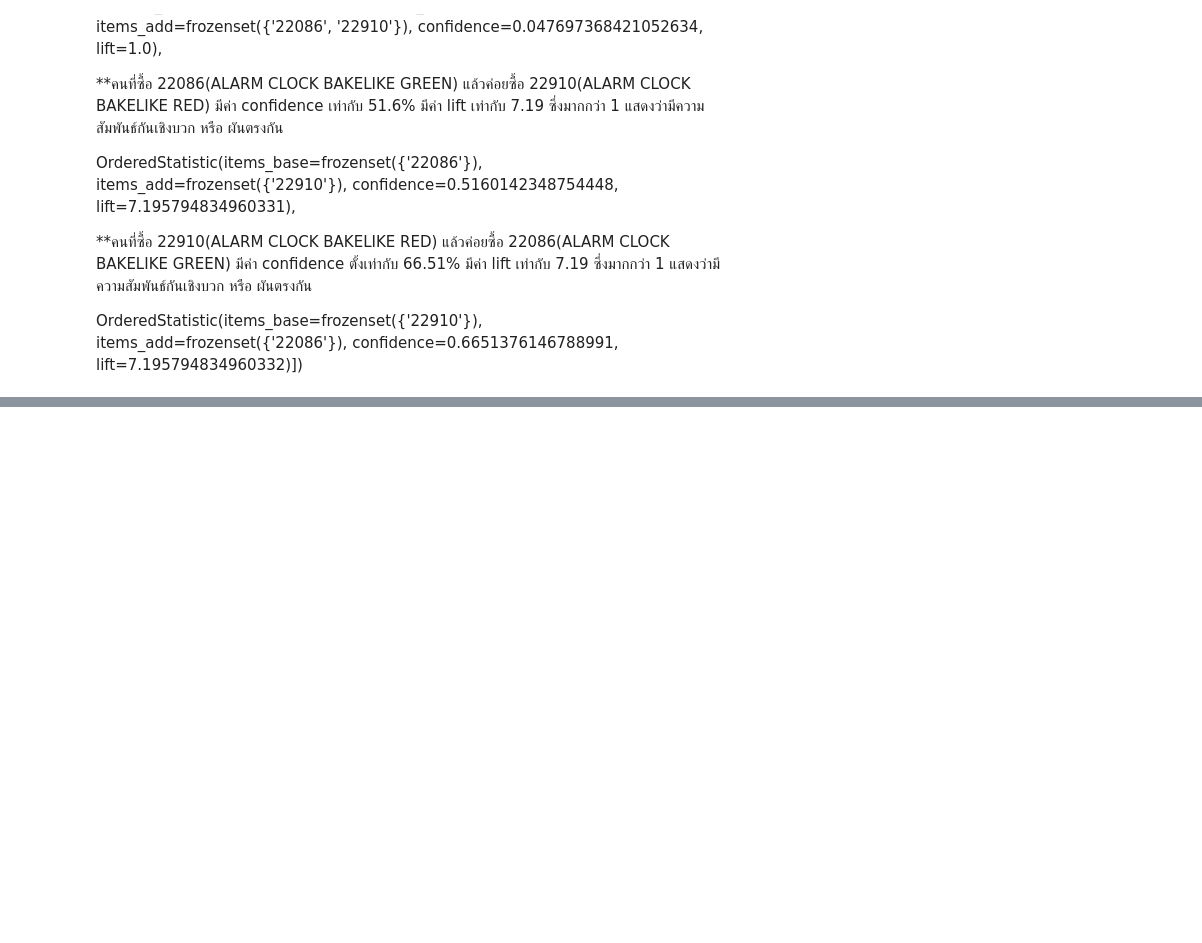
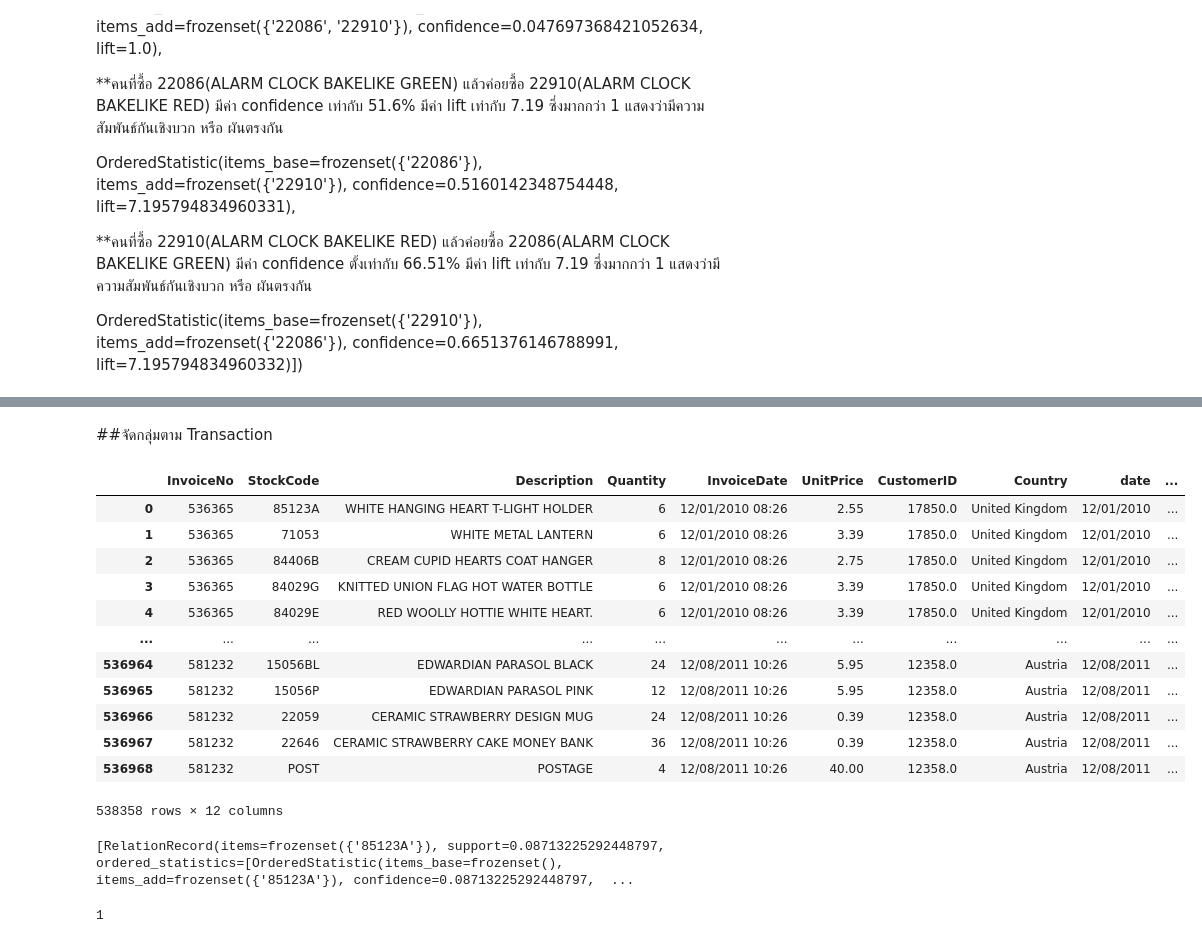
Before and after one commit to Wilanth/BSC_DPDM23, a Jupyter notebook: Frequent_Patterns_(Association_Rules).ipynb, the cells around one changed output, grey strips where cells are left out. Cells and saved outputs as stored; diff of their text form; code cells hidden in the pictures; blank space fills up the shorter version.

```diff
--- a/Frequent_Patterns_(Association_Rules).ipynb
+++ b/Frequent_Patterns_(Association_Rules).ipynb
@@ -532,0 +529,23 @@ OrderedStatistic(items_base=frozenset({'22910'}), items_add=frozenset({'22086'})
+# %% [markdown]
+##จัดกลุ่มตาม Transaction
+# %%
+Eu_data = data_test[data_test['Country']==""]
+for i in range(len(Eu)):
+  x = data_test[data_test['Country']==Eu[i]]
+  Eu_data=pd.concat([x,Eu_data])
+# %%
+Eu_data
+# %% [output]
+|  | InvoiceNo | StockCode | Description | Quantity | InvoiceDate | UnitPrice | CustomerID | Country | date | ... |
+| 0 | 536365 | 85123A | WHITE HANGING HEART T-LIGHT HOLDER | 6 | 12/01/2010 08:26 | 2.55 | 17850.0 | United Kingdom | 12/01/2010 | ... |
+| 1 | 536365 | 71053 | WHITE METAL LANTERN | 6 | 12/01/2010 08:26 | 3.39 | 17850.0 | United Kingdom | 12/01/2010 | ... |
+| 2 | 536365 | 84406B | CREAM CUPID HEARTS COAT HANGER | 8 | 12/01/2010 08:26 | 2.75 | 17850.0 | United Kingdom | 12/01/2010 | ... |
+| 3 | 536365 | 84029G | KNITTED UNION FLAG HOT WATER BOTTLE | 6 | 12/01/2010 08:26 | 3.39 | 17850.0 | United Kingdom | 12/01/2010 | ... |
+| 4 | 536365 | 84029E | RED WOOLLY HOTTIE WHITE HEART. | 6 | 12/01/2010 08:26 | 3.39 | 17850.0 | United Kingdom | 12/01/2010 | ... |
+| ... | ... | ... | ... | ... | ... | ... | ... | ... | ... | ... |
+| 536964 | 581232 | 15056BL | EDWARDIAN PARASOL BLACK | 24 | 12/08/2011 10:26 | 5.95 | 12358.0 | Austria | 12/08/2011 | ... |
+| 536965 | 581232 | 15056P | EDWARDIAN PARASOL PINK | 12 | 12/08/2011 10:26 | 5.95 | 12358.0 | Austria | 12/08/2011 | ... |
+| 536966 | 581232 | 22059 | CERAMIC STRAWBERRY DESIGN MUG | 24 | 12/08/2011 10:26 | 0.39 | 12358.0 | Austria | 12/08/2011 | ... |
+| 536967 | 581232 | 22646 | CERAMIC STRAWBERRY CAKE MONEY BANK | 36 | 12/08/2011 10:26 | 0.39 | 12358.0 | Austria | 12/08/2011 | ... |
+| 536968 | 581232 | POST | POSTAGE | 4 | 12/08/2011 10:26 | 40.00 | 12358.0 | Austria | 12/08/2011 | ... |
+538358 rows × 12 columns
@@ -532,0 +554,9 @@ OrderedStatistic(items_base=frozenset({'22910'}), items_add=frozenset({'22086'})
+# %%
+frequentItemsets = list(apriori(transactions_Eu,min_support = 0.085))
+frequentItemsets
+# %% [output]
+[RelationRecord(items=frozenset({'85123A'}), support=0.08713225292448797, ordered_statistics=[OrderedStatistic(items_base=frozenset(), items_add=frozenset({'85123A'}), confidence=0.08713225292448797,  ...
+# %%
+len(frequentItemsets)
+# %% [output]
+1
```
Also changed, not shown: parts of 28 cells of this notebook.
